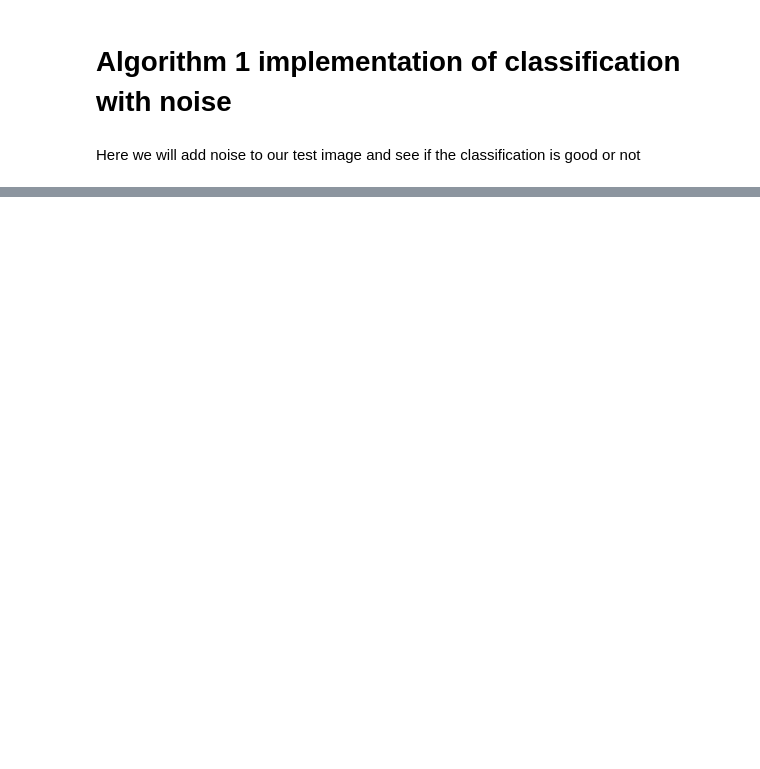
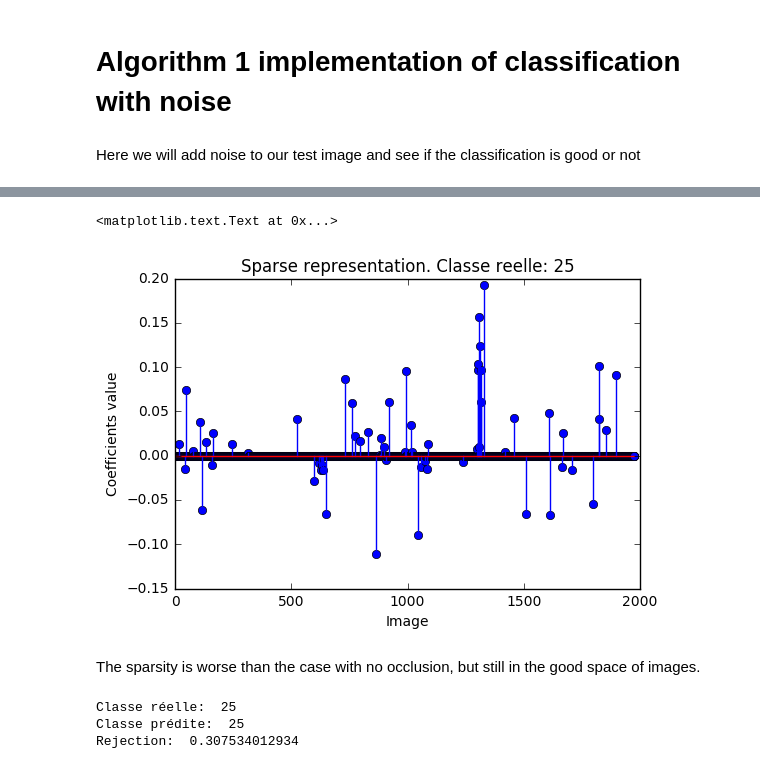
Before and after one commit to maxwab/facerecog, a Jupyter notebook: sparse_representation_implementation.ipynb, the cells around one changed output, grey strips where cells are left out. Drawn from its saved outputs; the diff is of its cells as text; code cells hidden in the pictures; blank space fills up the shorter version.

```diff
--- a/sparse_representation_implementation.ipynb
+++ b/sparse_representation_implementation.ipynb
@@ -388,0 +435,16 @@ Here we will add noise to our test image and see if the classification is good o
+# %%
+X_test_bf = []
+X_train_sz = []
+for i in range(len(X_test)):
+    tmp = black_frame(X_test[i],10,153,39,60)
+    im = Image.fromarray(tmp)
+    im = im.resize([12,10], Image.NEAREST)
+    X_test_bf.append(np.asarray(im, dtype=np.uint8))
+
+
+for i in range(len(X_train)):
+    im = Image.fromarray(X_train[i])
+    im = im.resize([12,10], Image.NEAREST)
+    X_train_sz.append(np.asarray(im, dtype=np.uint8))
+
+X_train = X_train_sz
@@ -388,0 +458,8 @@ Here we will add noise to our test image and see if the classification is good o
+# %%
+########### Manipulation des matrices
+X_toconcat_train = [np.reshape(e,(X_train[0].shape[0]*X_train[0].shape[1],1)) for e in X_train]
+X_toconcat_test = [np.reshape(e,(X_train[0].shape[0]*X_train[0].shape[1],1)) for e in X_test_bf]
+
+# Puis concaténation pour avoir une matrice unique
+Xtrain = np.concatenate(X_toconcat_train,axis=1) # Liste des samples du train, concaténés en colonne.
+Xtest = np.concatenate(X_toconcat_test,axis=1) # Liste des samples du test, concaténés en colonne.
@@ -388,0 +470,32 @@ Here we will add noise to our test image and see if the classification is good o
+# %%
+########### Normalisation
+from sklearn.preprocessing import StandardScaler
+ss = StandardScaler()
+Xtrain = ss.fit_transform(Xtrain)
+Xtest = ss.fit_transform(Xtest)
+# %%
+# Standard : on choisit y parmi l'ensemble de test
+y = Xtest[:,testval]
+
+clf.fit(Xtrain,y)
+x = clf.coef_
+pred_class = np.argmin(residu(Xtest[:,testval],Xtrain,x,ytrain))
+# %%
+plt.figure()
+plt.stem(x)
+plt.title('Sparse representation. Classe reelle: ' + str(ytest[testval]))
+plt.ylabel('Coefficients value')
+plt.xlabel('Image')
+# %% [output]
+<matplotlib.text.Text at 0x...>
+[figure, added]
+# %% [markdown]
+The sparsity is worse than the case with no occlusion, but still in the good space of images.
+# %%
+print("Classe réelle: ", ytest[testval])
+print("Classe prédite: ", pred_class)
+print("Rejection: ", SCI(x,ytrain))
+# %% [output]
+Classe réelle:  25
+Classe prédite:  25
+Rejection:  0.307534012934
```
Also changed, not shown: parts of 22 cells of this notebook.
